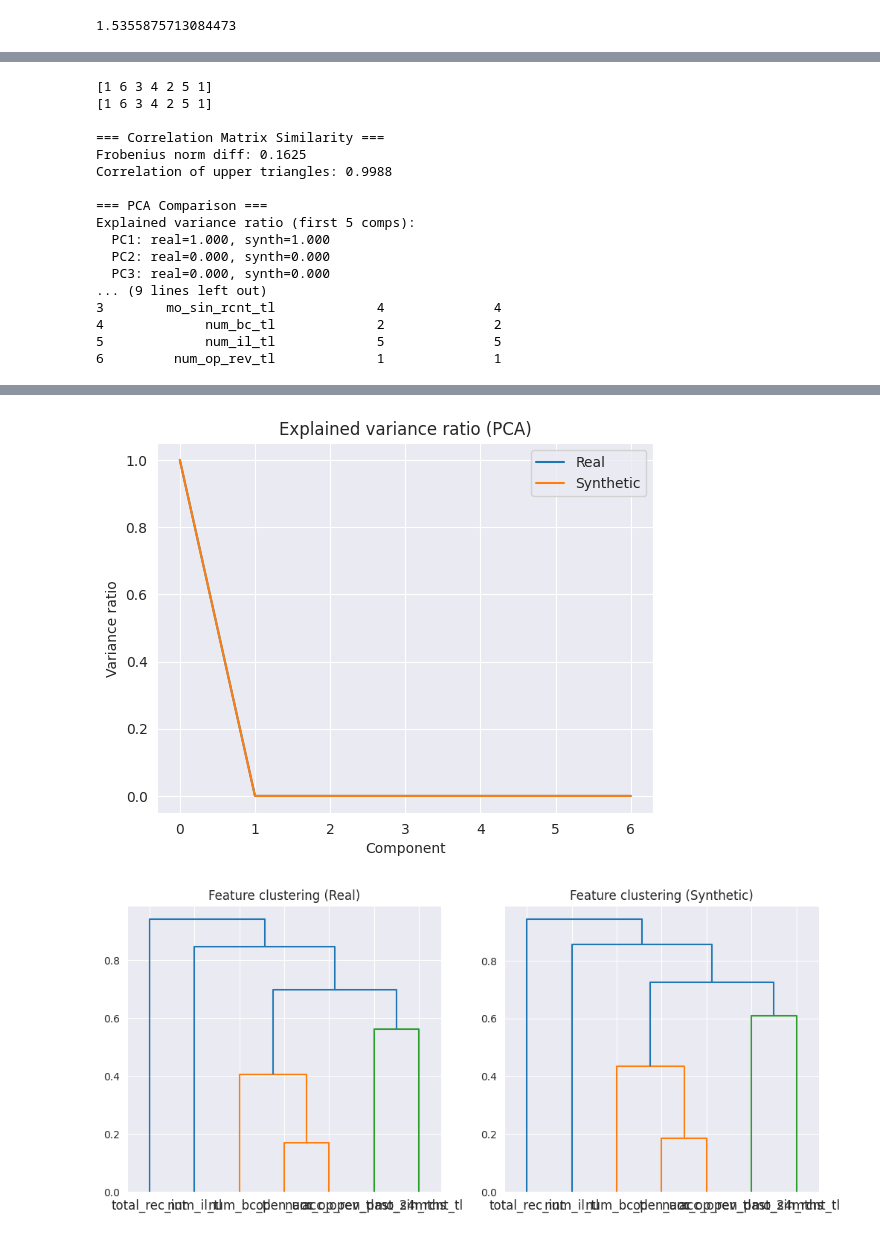
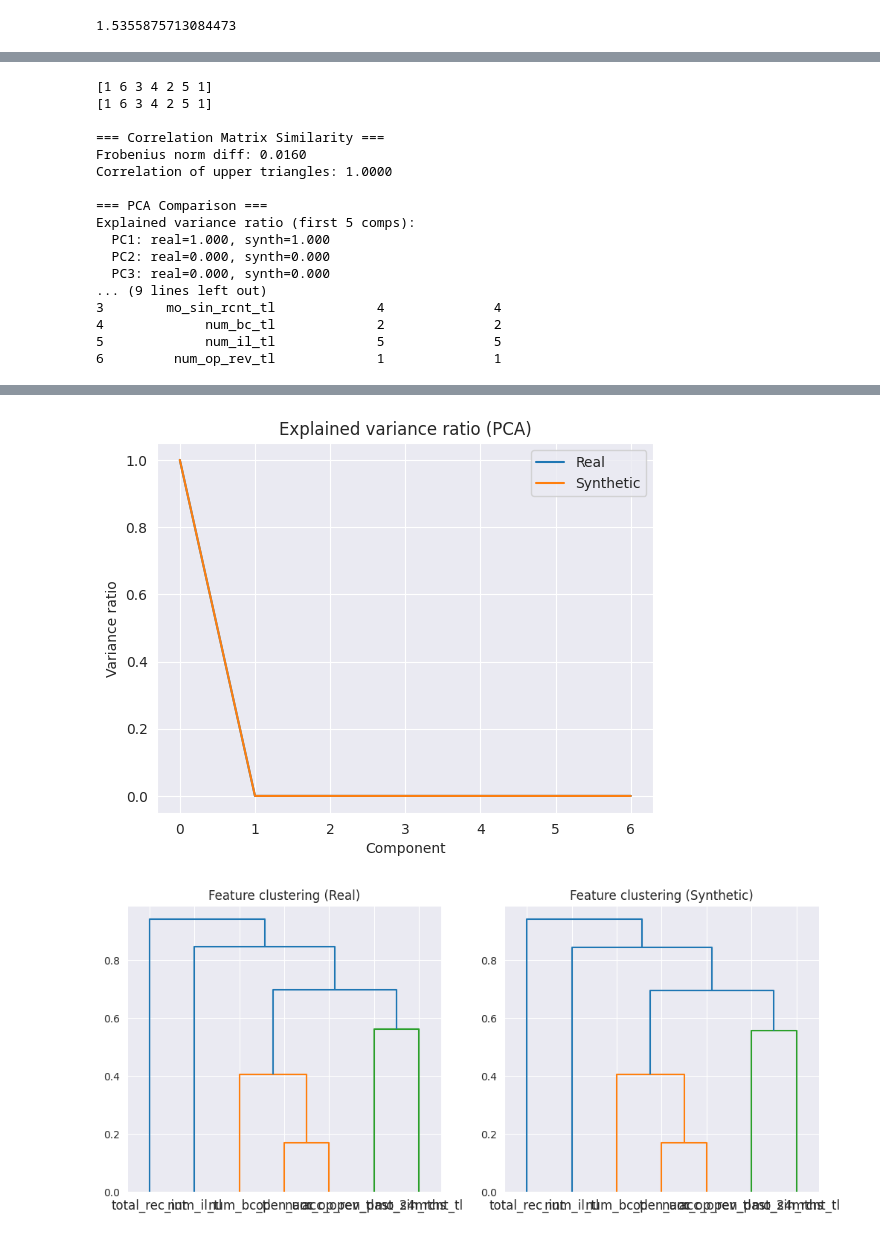
Before and after one commit to wiegerpunter/demo-mcds, a Jupyter notebook: demo_gcm.ipynb, the cells around one changed output, grey strips where cells are left out. Saved outputs shown, nothing was run; the diff lists cells and outputs as text; code cells hidden in the pictures.

```diff
--- a/demo_gcm.ipynb
+++ b/demo_gcm.ipynb
@@ -75,0 +107,3 @@ def yeo_johnson_transform(df):
+# %%
+def prep_heart(df):
+    return df
@@ -138 +160,4 @@ plot_distributions(df_train, df_train.columns)
+# %%
+scenarios_heart = ['x']
+scenarios_body = [['bii_di','ank_di','kne_gi']]
 # %%
@@ -269,16 +304,15 @@ plot_distributions(synth_inv_trans, df_train.columns[:3])
 # %%
 # Are the multipoles preserved?
 for i, s in enumerate(scenarios):
-    scenarios_dict[i]['Synthetic Multipole'] = compute_multipole(pd.DataFrame(synthetic_data, columns=df_normal_trans.columns), s, method="pearson")
-    scenarios_dict[i]['Synthetic Rescaled Multipole'] = compute_multipole(pd.DataFrame(synthetic_rescaled, columns=df_normal_trans.columns), s, method="pearson")
-    scenarios_dict[i]['Synthetic InvTrans Multipole'] = compute_multipole(pd.DataFrame(synth_inv_trans, columns=df_normal_trans.columns), s, method="pearson")
+    scenarios_dict[i]['Synthetic Multipole'] = compute_multipole(pd.DataFrame(synthetic_data, columns=df_train_org.columns), s, method="pearson")
+    scenarios_dict[i]['Synthetic InvTrans Multipole'] = compute_multipole(pd.DataFrame(synth_inv_trans, columns=df_train_org.columns), s, method="pearson")
 
 
 # Convert to DataFrame
 results = pd.DataFrame.from_dict(scenarios_dict, orient='index')
 
 # Format numeric columns nicely
-numeric_cols = ['Original Multipole','Original transformed', 'Synthetic Multipole', 'Synthetic Rescaled Multipole', 'Synthetic InvTrans Multipole']
+numeric_cols = ['Original Multipole','Original transformed', 'Synthetic Multipole','Synthetic InvTrans Multipole']
 results[numeric_cols] = results[numeric_cols].applymap(lambda x: f"{x:.4f}" if x is not None else "-")
 display(results)
 # %% [output]
@@ -300,4 +339,5 @@ Index(['open_acc', 'total_acc', 'total_rec_int', 'acc_open_past_24mths',
 # %%
+
 from sklearn.linear_model import LinearRegression
 from sklearn.metrics import r2_score, mean_squared_error
 import numpy as np
@@ -307,28 +347,37 @@ features = ['open_acc', 'total_rec_int', 'acc_open_past_24mths',
        'mo_sin_rcnt_tl', 'num_bc_tl', 'num_il_tl', 'num_op_rev_tl']
 target = 'total_acc'
 
-X_train = df_train[features]
-y_train = df_train[target]
+X_train = df_train_org[features]
+y_train = df_train_org[target]
 
-X_synth = synth_inv_trans[features]
-y_synth = synth_inv_trans[target]
+X_synth_resc = synthetic_data[features]
+y_synth_resc = synthetic_data[target]
+
+# X_synth = synth_inv_trans[features]
+# y_synth = synth_inv_trans[target]
 
 X_test = df_test[features]
 y_test = df_test[target]
 
 # Train models
 reg_org = LinearRegression().fit(X_train, y_train)
-reg_synth = LinearRegression().fit(X_synth, y_synth)
+# reg_synth = LinearRegression().fit(X_synth, y_synth)
+reg_synth_resc = LinearRegression().fit(X_synth_resc, y_synth_resc)
+
 
 # Evaluate on the same held-out test set
 y_pred_org = reg_org.predict(X_test)
-y_pred_synth = reg_synth.predict(X_test)
+# y_pred_synth = reg_synth.predict(X_test)
+y_pred_synth_resc = reg_synth_resc.predict(X_test)
+
 
 metrics = {
     "R2_org": r2_score(y_test, y_pred_org),
     "MSE_org": mean_squared_error(y_test, y_pred_org),
-    "R2_synth": r2_score(y_test, y_pred_synth),
-    "MSE_synth": mean_squared_error(y_test, y_pred_synth)
+    "R2_synth_resc": r2_score(y_test, y_pred_synth_resc),
+    "MSE_synth_resc": mean_squared_error(y_test, y_pred_synth_resc),
+    # "R2_synth": r2_score(y_test, y_pred_synth),
+    # "MSE_synth": mean_squared_error(y_test, y_pred_synth)
 }
 
 print(metrics)
@@ -386,7 +423,7 @@ from numpy.linalg import svd, norm
 # 1. Correlation matrix similarity
 # -----------------------------
 corr_real = X_train.corr()
-corr_synth = X_synth.corr()
+corr_synth = X_synth_resc.corr()
 
 # Frobenius norm of difference
 fro_diff = norm(corr_real.values - corr_synth.values, ord='fro')
@@ -399,7 +436,7 @@ tri_corr = np.corrcoef(tri_real, tri_synth)[0, 1]
 # 2. PCA comparison
 # -----------------------------
 pca_r = PCA().fit(X_train)
-pca_s = PCA().fit(X_synth)
+pca_s = PCA().fit(X_synth_resc)
 
 # Explained variance
 explained_real = pca_r.explained_variance_ratio_
@@ -473,33 +510,33 @@ plt.ylabel("Variance ratio")
 plt.legend()
 plt.show()
 
 # Dendrograms
 plt.figure(figsize=(12,5))
 plt.subplot(1,2,1)
 dendrogram(link_real, labels=features)
 plt.title("Feature clustering (Real)")
 plt.subplot(1,2,2)
 dendrogram(link_synth, labels=features)
 plt.title("Feature clustering (Synthetic)")
 plt.show()
 # %% [output]
 [1 6 3 4 2 5 1]
 [1 6 3 4 2 5 1]
 
 === Correlation Matrix Similarity ===
-Frobenius norm diff: 0.1625
-Correlation of upper triangles: 0.9988
+Frobenius norm diff: 0.0160
+Correlation of upper triangles: 1.0000
 
 === PCA Comparison ===
 Explained variance ratio (first 5 comps):
   PC1: real=1.000, synth=1.000
   PC2: real=0.000, synth=0.000
   PC3: real=0.000, synth=0.000
 ... (9 lines left out)
 3        mo_sin_rcnt_tl             4              4
 4             num_bc_tl             2              2
 5             num_il_tl             5              5
 6         num_op_rev_tl             1              1
 [figure]
 [figure]
-[figure, old version]
+[figure, new version]
```
Also changed, not shown: parts of 21 cells of this notebook.
